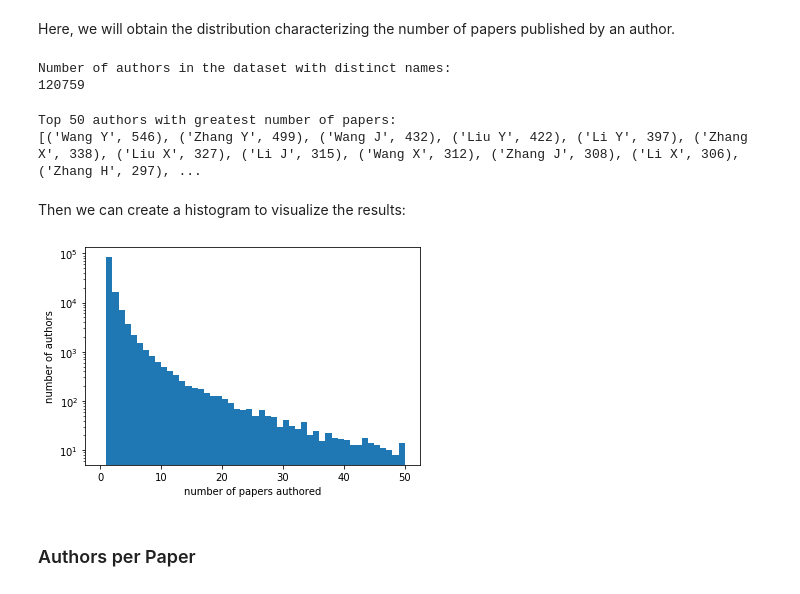
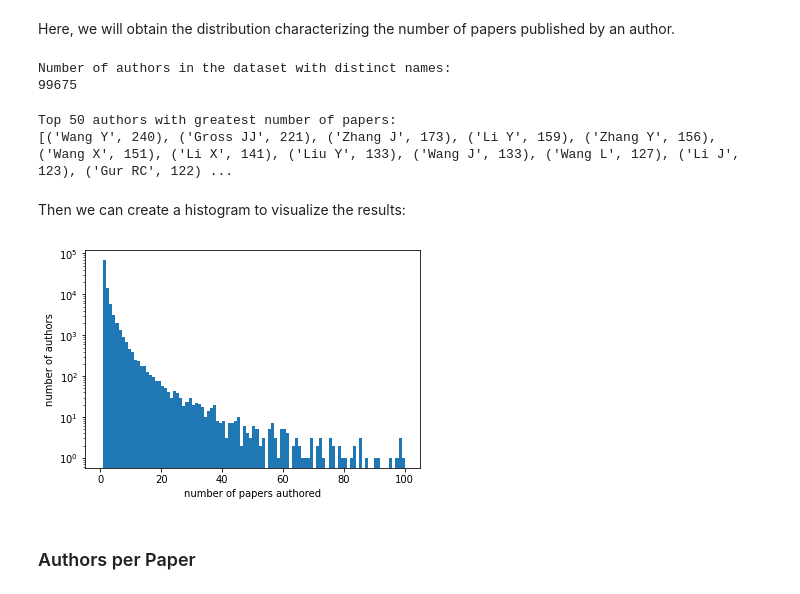
Before and after one commit to VUInformationRetrieval/IR2021, a Jupyter notebook: 01_inspecting.ipynb, the cells around one changed output. Cells and saved outputs as stored; diff of their text form; code cells hidden in the pictures.

```diff
--- a/01_inspecting.ipynb
+++ b/01_inspecting.ipynb
@@ -12,7 +12,7 @@ import pickle, bz2
 # %% [markdown]
 ## Loading the Dataset
 # %%
-Summaries_file = 'data/fungus_Summaries.pkl.bz2'
+Summaries_file = 'data/emotion_Summaries.pkl.bz2'
 Summaries = pickle.load( bz2.BZ2File( Summaries_file, 'rb' ) )
 # %% [markdown]
 To make it easier to access the data, we convert here paper entries into [named tuples](http://docs.python.org/3/library/collections.html#collections.namedtuple). This will allow us to refer to fields by keyword (like `var.year`), rather than index (like `var[2]`).
@@ -103,21 +115,21 @@ print('Number of authors in the dataset with distinct names:')
 print(len(nr_papers_by_author))
 # %% [output]
 Number of authors in the dataset with distinct names:
-120759
+99675
 # %%
 print('Top 50 authors with greatest number of papers:')
 print(sorted(nr_papers_by_author.items(), key=lambda i:i[1], reverse=True)[:50])
 # %% [output]
 Top 50 authors with greatest number of papers:
-[('Wang Y', 546), ('Zhang Y', 499), ('Wang J', 432), ('Liu Y', 422), ('Li Y', 397), ('Zhang X', 338), ('Liu X', 327), ('Li J', 315), ('Wang X', 312), ('Zhang J', 308), ('Li X', 306), ('Zhang H', 297), ...
+[('Wang Y', 240), ('Gross JJ', 221), ('Zhang J', 173), ('Li Y', 159), ('Zhang Y', 156), ('Wang X', 151), ('Li X', 141), ('Liu Y', 133), ('Wang J', 133), ('Wang L', 127), ('Li J', 123), ('Gur RC', 122) ...
 # %% [markdown]
 Then we can create a histogram to visualize the results:
 # %%
-plt.hist( x=list(nr_papers_by_author.values()), bins=range(51), log=True )
+plt.hist( x=list(nr_papers_by_author.values()), bins=range(101), log=True )
 plt.xlabel('number of papers authored')
 plt.ylabel('number of authors');
 # %% [output]
-[figure, old version]
+[figure, new version]
 # %% [markdown]
 ### Authors per Paper
 # %% [markdown]
```
Also changed, not shown: parts of 10 cells of this notebook.
